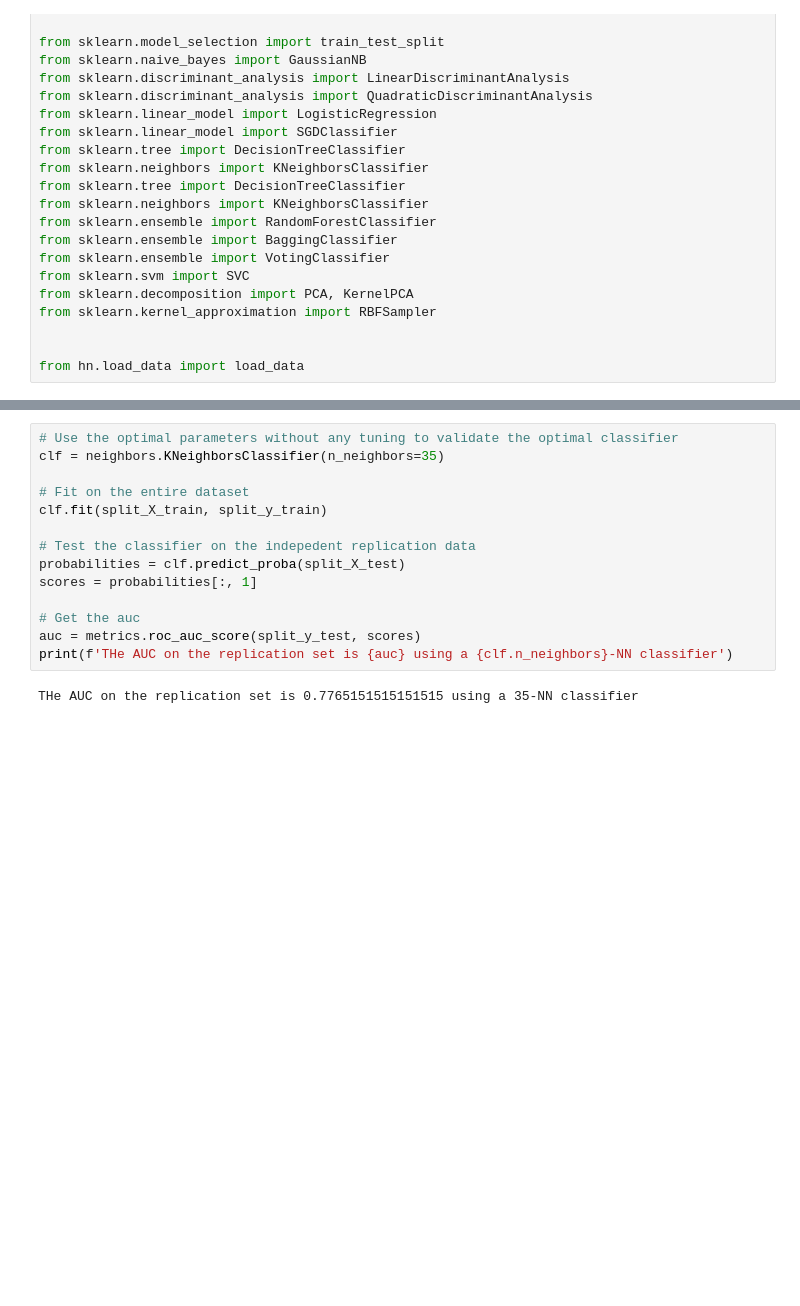
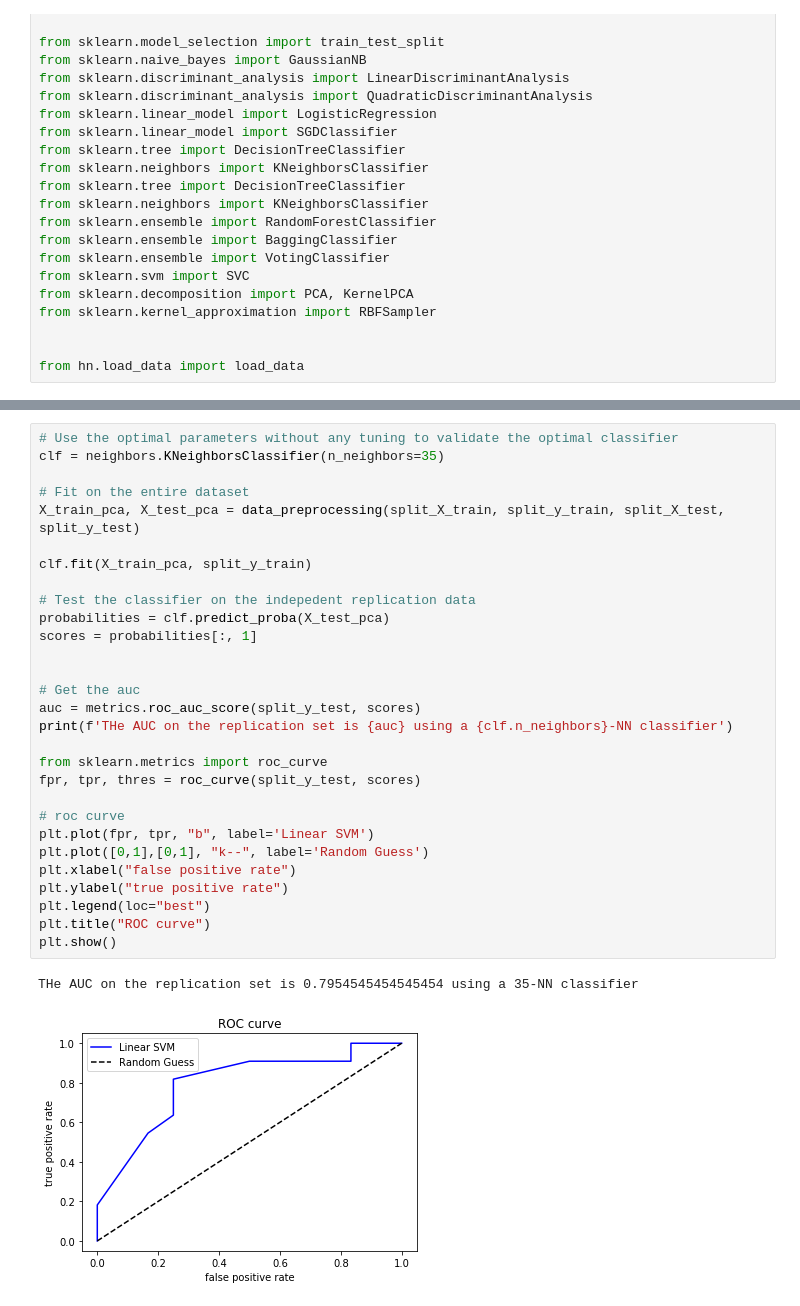
Before and after one commit to puckgroen/TM10007_PROJECT, a Jupyter notebook: assignment_knn.ipynb, the cells around one changed output, grey strips where cells are left out. Drawn from its saved outputs; the diff is of its cells as text; blank space fills up the shorter version.

```diff
--- a/assignment_knn.ipynb
+++ b/assignment_knn.ipynb
@@ -199,16 +198,32 @@ ax.plot(k_list, test_scores_mean, 'o-', color="g",
 # %%
 # Use the optimal parameters without any tuning to validate the optimal classifier
 clf = neighbors.KNeighborsClassifier(n_neighbors=35)
 
 # Fit on the entire dataset
-clf.fit(split_X_train, split_y_train)
+X_train_pca, X_test_pca = data_preprocessing(split_X_train, split_y_train, split_X_test, split_y_test)
+
+clf.fit(X_train_pca, split_y_train)
 
 # Test the classifier on the indepedent replication data
-probabilities = clf.predict_proba(split_X_test)
+probabilities = clf.predict_proba(X_test_pca)
 scores = probabilities[:, 1]
+
 
 # Get the auc
 auc = metrics.roc_auc_score(split_y_test, scores)
 print(f'THe AUC on the replication set is {auc} using a {clf.n_neighbors}-NN classifier')
+
+from sklearn.metrics import roc_curve
+fpr, tpr, thres = roc_curve(split_y_test, scores)
+
+# roc curve
+plt.plot(fpr, tpr, "b", label='Linear SVM')
+plt.plot([0,1],[0,1], "k--", label='Random Guess')
+plt.xlabel("false positive rate")
+plt.ylabel("true positive rate")
+plt.legend(loc="best")
+plt.title("ROC curve")
+plt.show()
 # %% [output]
-THe AUC on the replication set is 0.7765151515151515 using a 35-NN classifier
+THe AUC on the replication set is 0.7954545454545454 using a 35-NN classifier
+[figure, added]
```
Also changed, not shown: parts of 3 cells of this notebook, 1 other file.
